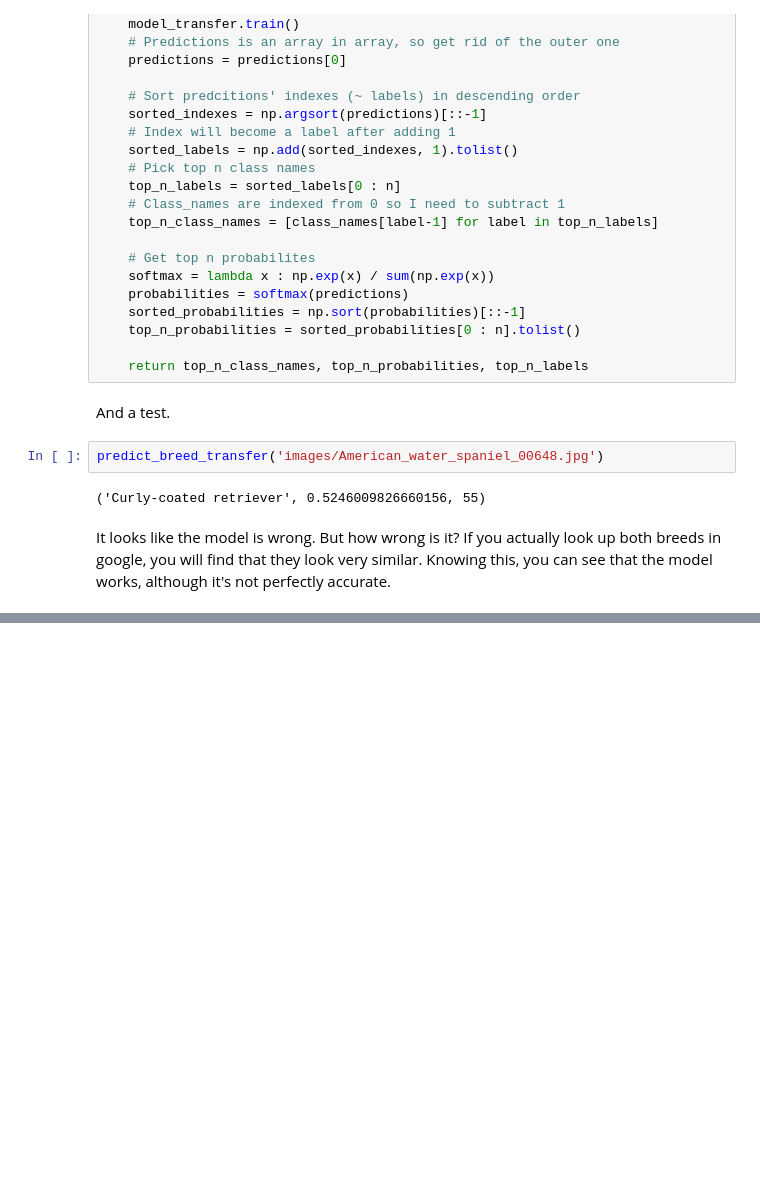
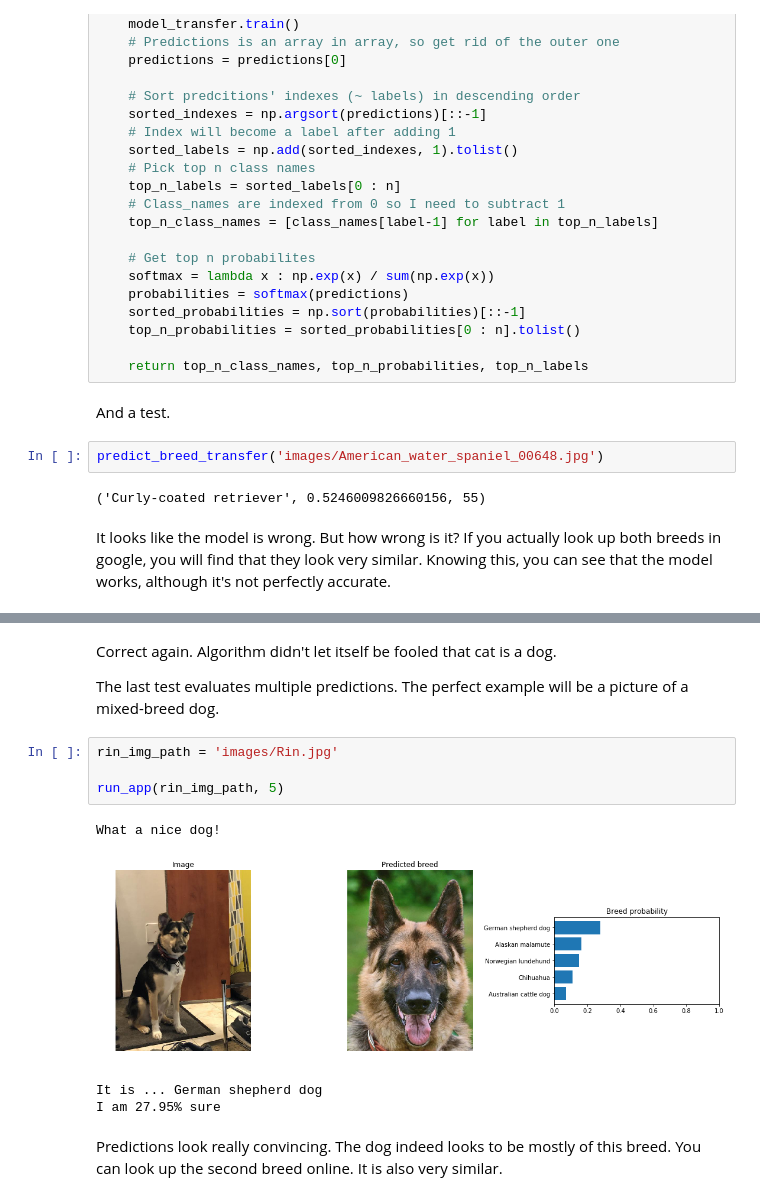
Before and after one commit to vicksam/dog-breeds, a Jupyter notebook: dog_breeds.ipynb, the cells around one changed output, grey strips where cells are left out. Drawn from its saved outputs; the diff is of its cells as text; blank space fills up the shorter version.

```diff
--- a/dog_breeds.ipynb
+++ b/dog_breeds.ipynb
@@ -726,0 +882,15 @@ It looks like the model is wrong. But how wrong is it? If you actually look up b
+# %% [markdown]
+Correct again. Algorithm didn't let itself be fooled that cat is a dog.
+
+The last test evaluates multiple predictions. The perfect example will be a picture of a mixed-breed dog.
+# %%
+rin_img_path = 'images/Rin.jpg'
+
+run_app(rin_img_path, 5)
+# %% [output]
+What a nice dog!
+[figure, added]
+It is ... German shepherd dog
+I am 27.95% sure
+# %% [markdown]
+Predictions look really convincing. The dog indeed looks to be mostly of this breed. You can look up the second breed online. It is also very similar.
```
Also changed, not shown: parts of 10 cells of this notebook, 3 other files.
